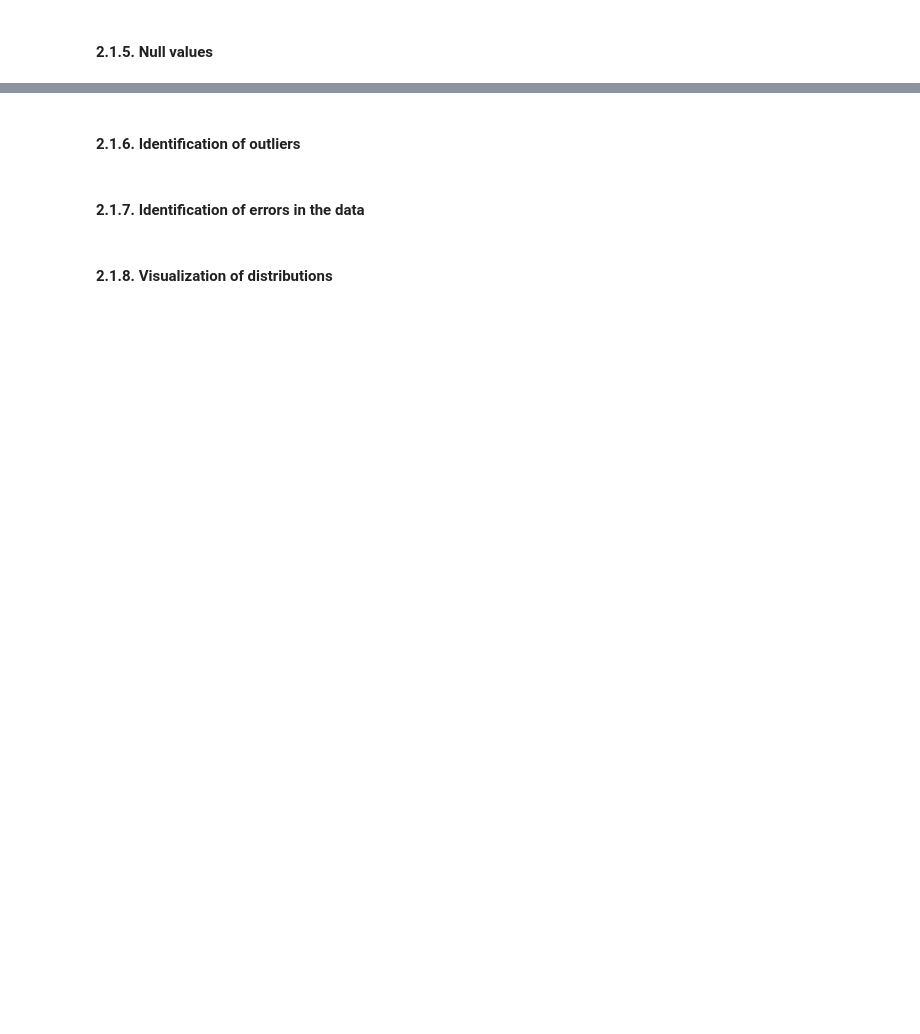
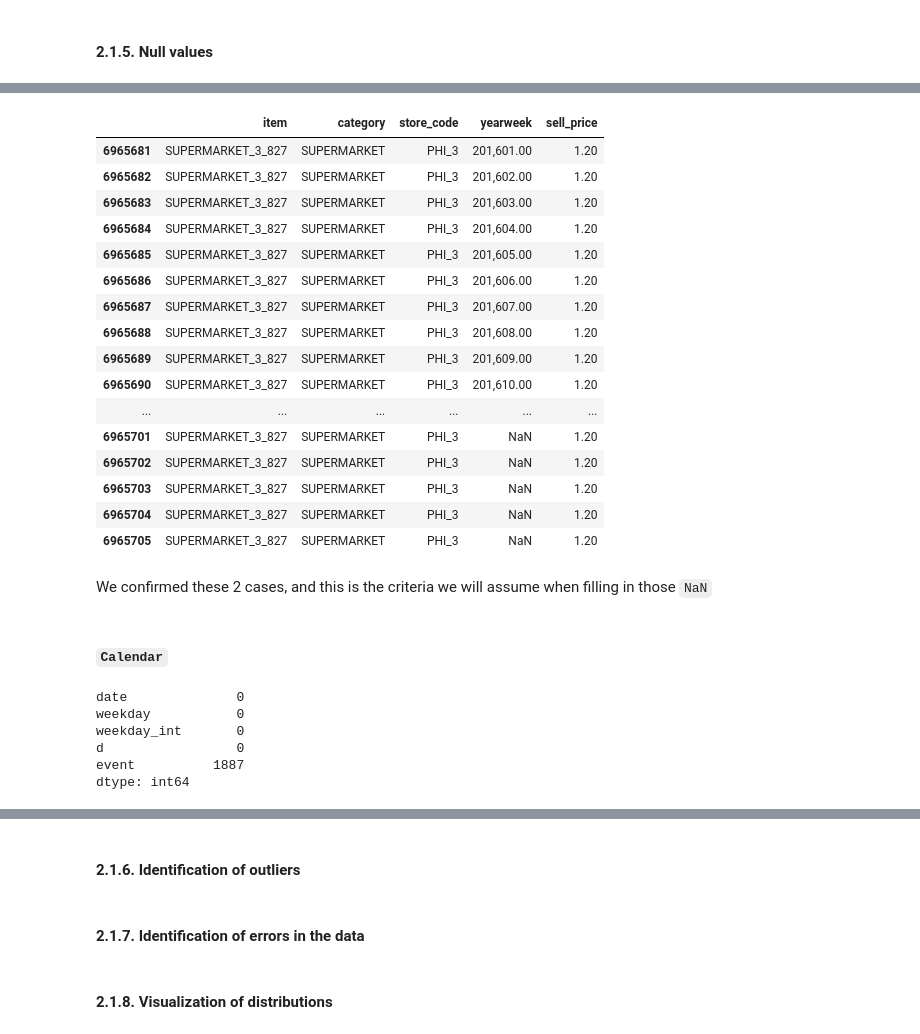
Before and after one commit to midimu/DS-Market, a Jupyter notebook: 1 - Analysis/DS Market - Analysis.ipynb, the cells around one changed output, grey strips where cells are left out. Saved outputs shown, nothing was run; the diff lists cells and outputs as text; code cells hidden in the pictures; blank space fills up the shorter version.

```diff
--- a/1 - Analysis/DS Market - Analysis.ipynb
+++ b/1 - Analysis/DS Market - Analysis.ipynb
@@ -391,0 +472,33 @@ calendar.describe(include = 'number').T
+# %%
+prices.iloc[6965681:]
+# %% [output]
+|  | item | category | store_code | yearweek | sell_price |
+| 6965681 | SUPERMARKET_3_827 | SUPERMARKET | PHI_3 | 201,601.00 | 1.20 |
+| 6965682 | SUPERMARKET_3_827 | SUPERMARKET | PHI_3 | 201,602.00 | 1.20 |
+| 6965683 | SUPERMARKET_3_827 | SUPERMARKET | PHI_3 | 201,603.00 | 1.20 |
+| 6965684 | SUPERMARKET_3_827 | SUPERMARKET | PHI_3 | 201,604.00 | 1.20 |
+| 6965685 | SUPERMARKET_3_827 | SUPERMARKET | PHI_3 | 201,605.00 | 1.20 |
+| 6965686 | SUPERMARKET_3_827 | SUPERMARKET | PHI_3 | 201,606.00 | 1.20 |
+| 6965687 | SUPERMARKET_3_827 | SUPERMARKET | PHI_3 | 201,607.00 | 1.20 |
+| 6965688 | SUPERMARKET_3_827 | SUPERMARKET | PHI_3 | 201,608.00 | 1.20 |
+| 6965689 | SUPERMARKET_3_827 | SUPERMARKET | PHI_3 | 201,609.00 | 1.20 |
+| 6965690 | SUPERMARKET_3_827 | SUPERMARKET | PHI_3 | 201,610.00 | 1.20 |
+| ... | ... | ... | ... | ... | ... |
+| 6965701 | SUPERMARKET_3_827 | SUPERMARKET | PHI_3 | NaN | 1.20 |
+| 6965702 | SUPERMARKET_3_827 | SUPERMARKET | PHI_3 | NaN | 1.20 |
+| 6965703 | SUPERMARKET_3_827 | SUPERMARKET | PHI_3 | NaN | 1.20 |
+| 6965704 | SUPERMARKET_3_827 | SUPERMARKET | PHI_3 | NaN | 1.20 |
+| 6965705 | SUPERMARKET_3_827 | SUPERMARKET | PHI_3 | NaN | 1.20 |
+# %% [markdown]
+We confirmed these 2 cases, and this is the criteria we will assume when filling in those `NaN`
+# %% [markdown]
+#### `Calendar`
+# %%
+calendar.isna().sum()
+# %% [output]
+date              0
+weekday           0
+weekday_int       0
+d                 0
+event          1887
+dtype: int64
```
Also changed, not shown: parts of 21 cells of this notebook.
